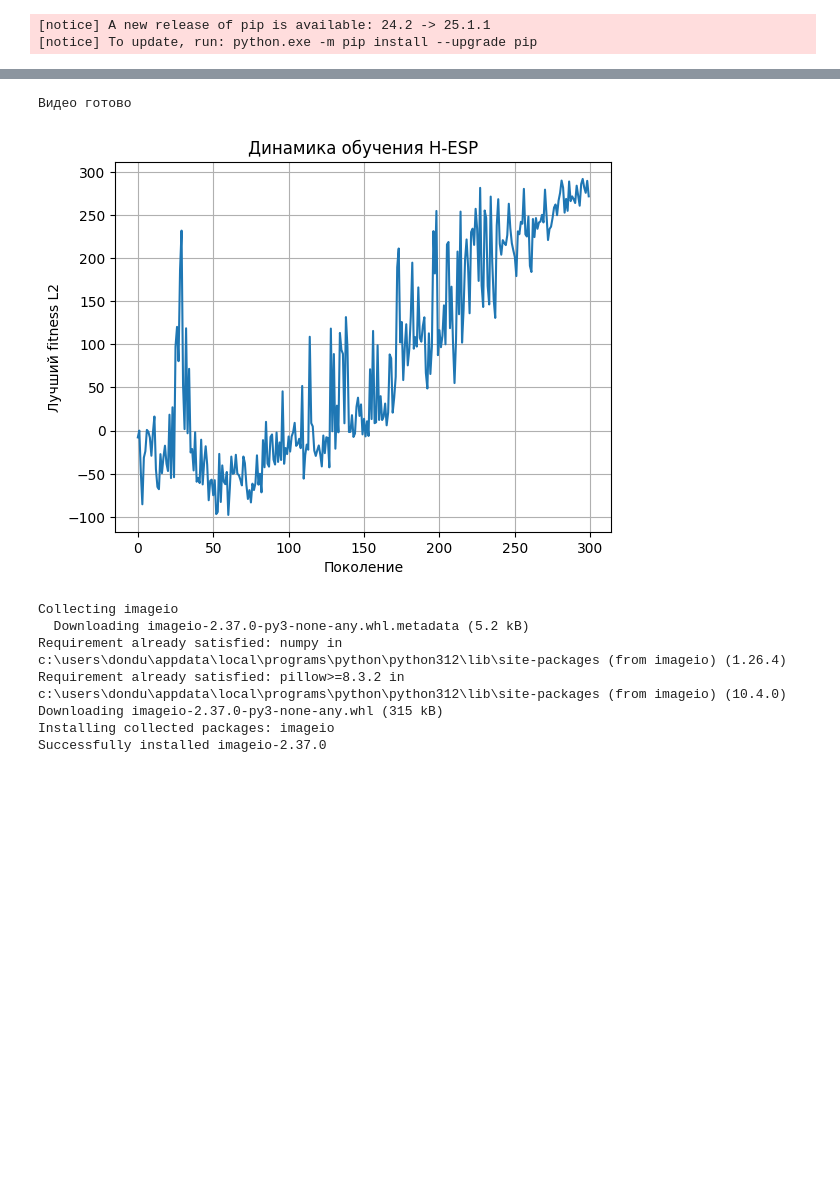
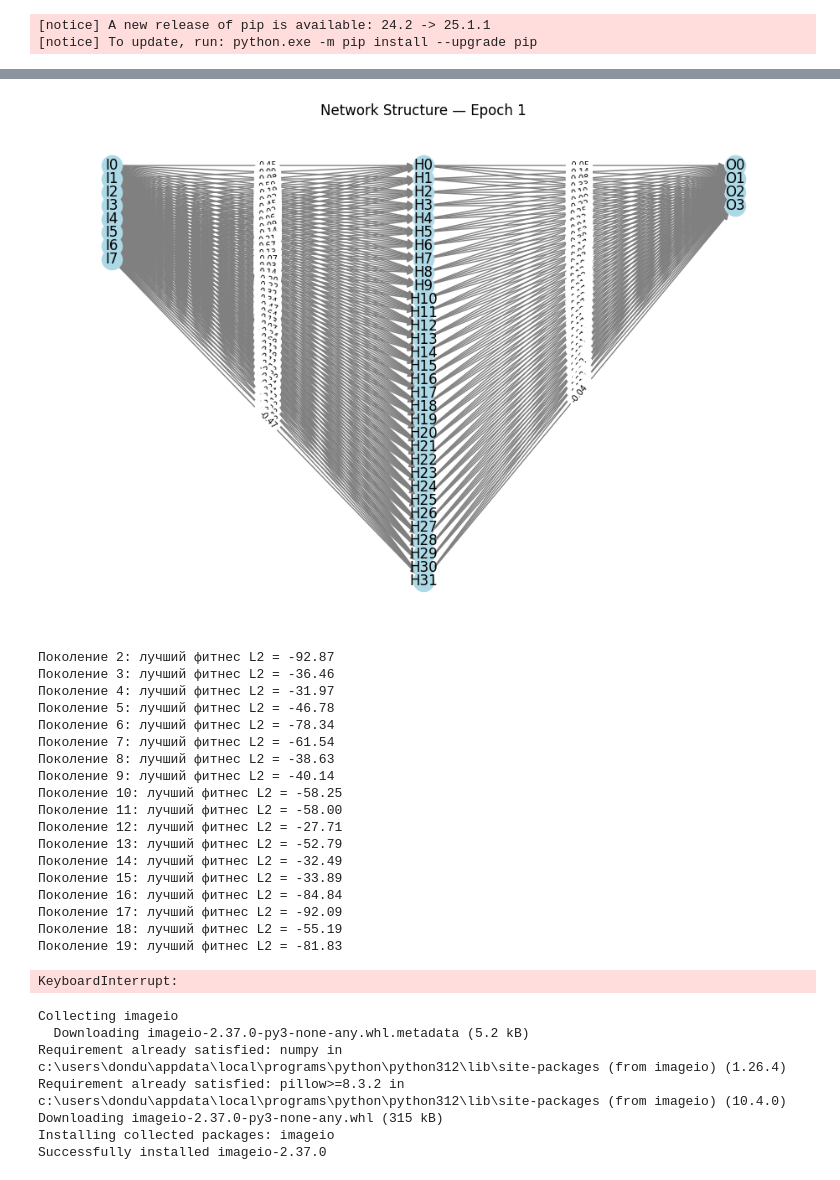
Before and after one commit to doresolla/LunarLander, a Jupyter notebook: h_esp.ipynb, the cells around one changed output, grey strips where cells are left out. Cells and saved outputs as stored; diff of their text form; code cells hidden in the pictures; blank space fills up the shorter version.

```diff
--- a/h_esp.ipynb
+++ b/h_esp.ipynb
@@ -500,6 +475,10 @@ print(scores)
 # %%
-net = load_network("hesp_best_gen300.npz")
-show_video_of_network(net)
+net, scores = train_hesp_on_lunarlander(32, 300, mutation_strength=0.1)
+
+net_ = load_network("hesp_best_gen300.npz")
+show_video_of_network(net, video_name="last_demo")
+show_video_of_network(net_, video_name="best_demo")
+
 print('Видео готово')
 plot_scores(scores)
 # %% [output]
@@ -507,5 +486,23 @@ IMAGEIO FFMPEG_WRITER WARNING: input image is not divisible by macro_block_size=
+[figure, new version]
-Видео готово
+Поколение 2: лучший фитнес L2 = -92.87
+Поколение 3: лучший фитнес L2 = -36.46
+Поколение 4: лучший фитнес L2 = -31.97
+Поколение 5: лучший фитнес L2 = -46.78
+Поколение 6: лучший фитнес L2 = -78.34
+Поколение 7: лучший фитнес L2 = -61.54
+Поколение 8: лучший фитнес L2 = -38.63
+Поколение 9: лучший фитнес L2 = -40.14
+Поколение 10: лучший фитнес L2 = -58.25
+Поколение 11: лучший фитнес L2 = -58.00
+Поколение 12: лучший фитнес L2 = -27.71
+Поколение 13: лучший фитнес L2 = -52.79
+Поколение 14: лучший фитнес L2 = -32.49
+Поколение 15: лучший фитнес L2 = -33.89
+Поколение 16: лучший фитнес L2 = -84.84
+Поколение 17: лучший фитнес L2 = -92.09
+Поколение 18: лучший фитнес L2 = -55.19
+Поколение 19: лучший фитнес L2 = -81.83
-[figure, old version]
+KeyboardInterrupt:
 # %%
 !pip install imageio
 # %% [output]
```
Also changed, not shown: parts of 10 cells of this notebook.
